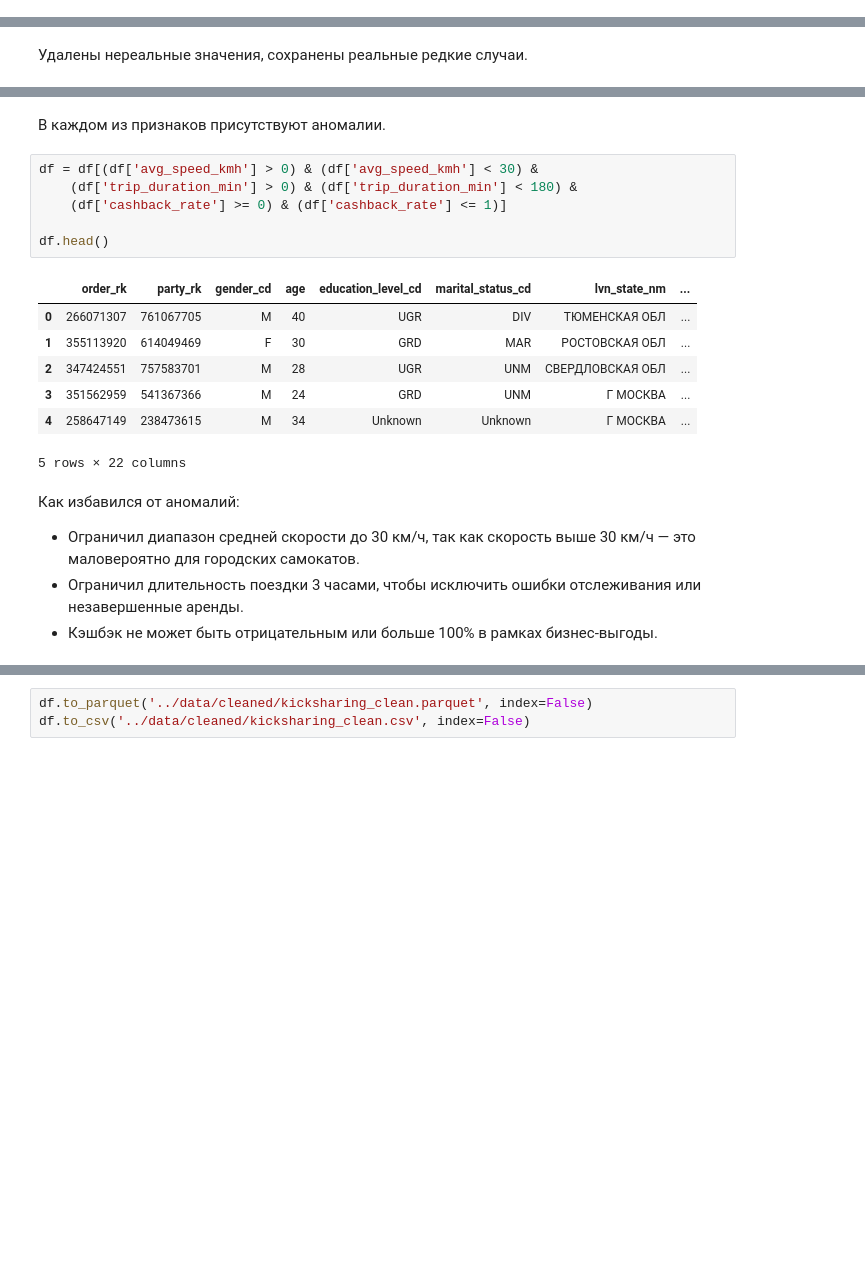
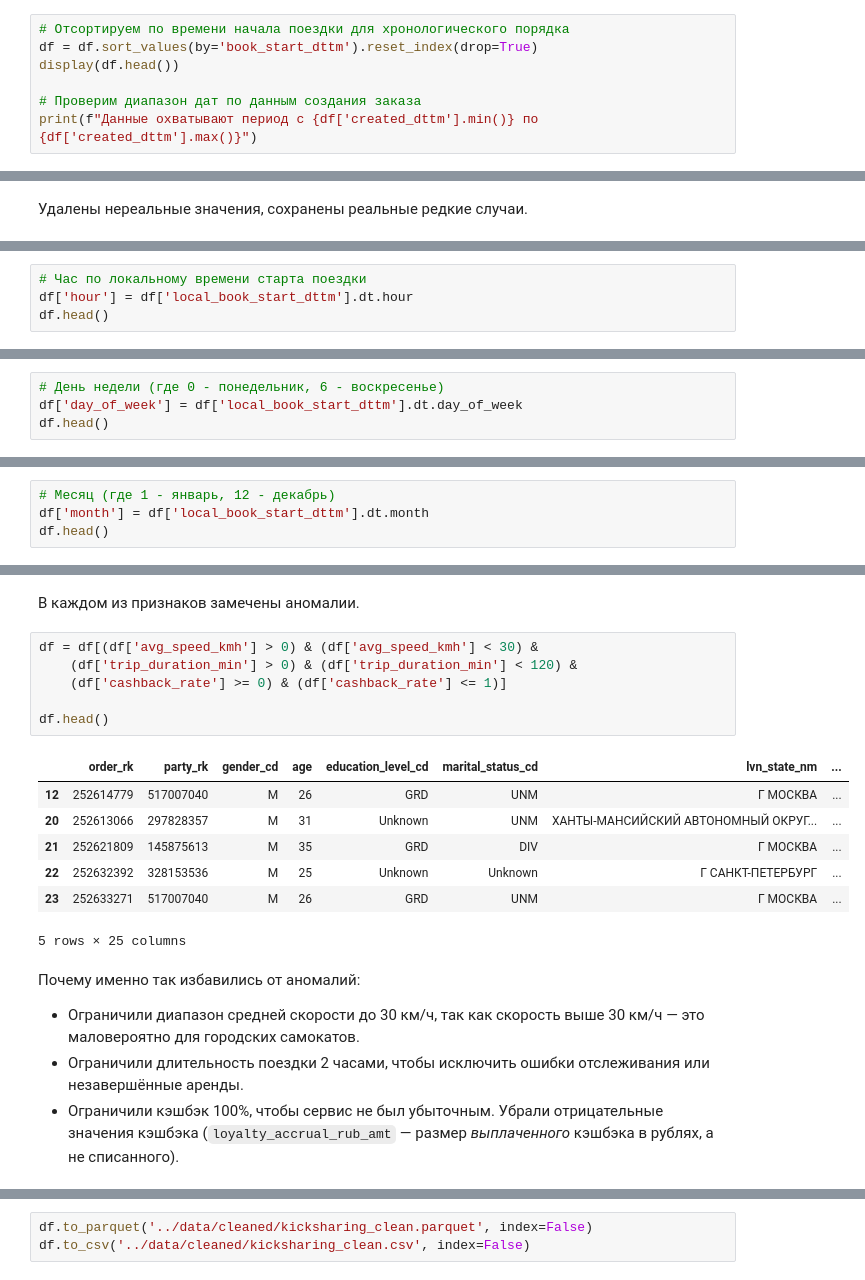
Before and after one commit to george-gh5/kicksharing_analysis, a Jupyter notebook: notebooks/1_data_cleaning.ipynb, the cells around one changed output, grey strips where cells are left out. Cells and saved outputs as stored; diff of their text form; blank space fills up the shorter version.

```diff
--- a/notebooks/1_data_cleaning.ipynb
+++ b/notebooks/1_data_cleaning.ipynb
@@ -28,0 +41,7 @@ df.head()
+# %%
+# Отсортируем по времени начала поездки для хронологического порядка
+df = df.sort_values(by='book_start_dttm').reset_index(drop=True)
+display(df.head())
+
+# Проверим диапазон дат по данным создания заказа
+print(f"Данные охватывают период с {df['created_dttm'].min()} по {df['created_dttm'].max()}")
@@ -359 +380,5 @@ df.head()
 5 rows × 22 columns
+# %%
+# Час по локальному времени старта поездки
+df['hour'] = df['local_book_start_dttm'].dt.hour
+df.head()
@@ -359,0 +393,4 @@ df.head()
+# %%
+# День недели (где 0 - понедельник, 6 - воскресенье)
+df['day_of_week'] = df['local_book_start_dttm'].dt.day_of_week
+df.head()
@@ -359,0 +405,4 @@ df.head()
+# %%
+# Месяц (где 1 - январь, 12 - декабрь)
+df['month'] = df['local_book_start_dttm'].dt.month
+df.head()
@@ -375,22 +432,22 @@ cashback_rate:
 # %% [markdown]
-В каждом из признаков присутствуют аномалии.
+В каждом из признаков замечены аномалии.
 # %%
 df = df[(df['avg_speed_kmh'] > 0) & (df['avg_speed_kmh'] < 30) &
-    (df['trip_duration_min'] > 0) & (df['trip_duration_min'] < 180) &
+    (df['trip_duration_min'] > 0) & (df['trip_duration_min'] < 120) &
     (df['cashback_rate'] >= 0) & (df['cashback_rate'] <= 1)]
 
 df.head()
 # %% [output]
 |  | order_rk | party_rk | gender_cd | age | education_level_cd | marital_status_cd | lvn_state_nm | ... |
-| 0 | 266071307 | 761067705 | M | 40 | UGR | DIV | ТЮМЕНСКАЯ ОБЛ | ... |
-| 1 | 355113920 | 614049469 | F | 30 | GRD | MAR | РОСТОВСКАЯ ОБЛ | ... |
-| 2 | 347424551 | 757583701 | M | 28 | UGR | UNM | СВЕРДЛОВСКАЯ ОБЛ | ... |
-| 3 | 351562959 | 541367366 | M | 24 | GRD | UNM | Г МОСКВА | ... |
-| 4 | 258647149 | 238473615 | M | 34 | Unknown | Unknown | Г МОСКВА | ... |
+| 12 | 252614779 | 517007040 | M | 26 | GRD | UNM | Г МОСКВА | ... |
+| 20 | 252613066 | 297828357 | M | 31 | Unknown | UNM | ХАНТЫ-МАНСИЙСКИЙ АВТОНОМНЫЙ ОКРУГ... | ... |
+| 21 | 252621809 | 145875613 | M | 35 | GRD | DIV | Г МОСКВА | ... |
+| 22 | 252632392 | 328153536 | M | 25 | Unknown | Unknown | Г САНКТ-ПЕТЕРБУРГ | ... |
+| 23 | 252633271 | 517007040 | M | 26 | GRD | UNM | Г МОСКВА | ... |
-5 rows × 22 columns
+5 rows × 25 columns
 # %% [markdown]
-Как избавился от аномалий:
-- Ограничил диапазон средней скорости до 30 км/ч, так как скорость выше 30 км/ч — это маловероятно для городских самокатов.
-- Ограничил длительность поездки 3 часами, чтобы исключить ошибки отслеживания или незавершенные аренды.
-- Кэшбэк не может быть отрицательным или больше 100% в рамках бизнес-выгоды.
+Почему именно так избавились от аномалий:
+- Ограничили диапазон средней скорости до 30 км/ч, так как скорость выше 30 км/ч — это маловероятно для городских самокатов.
+- Ограничили длительность поездки 2 часами, чтобы исключить ошибки отслеживания или незавершённые аренды.
+- Ограничили кэшбэк 100%, чтобы сервис не был убыточным. Убрали отрицательные значения кэшбэка (`loyalty_accrual_rub_amt` — размер _выплаченного_ кэшбэка в рублях, а не списанного).
 # %%
```
Also changed, not shown: parts of 38 cells of this notebook, 1 other file.
